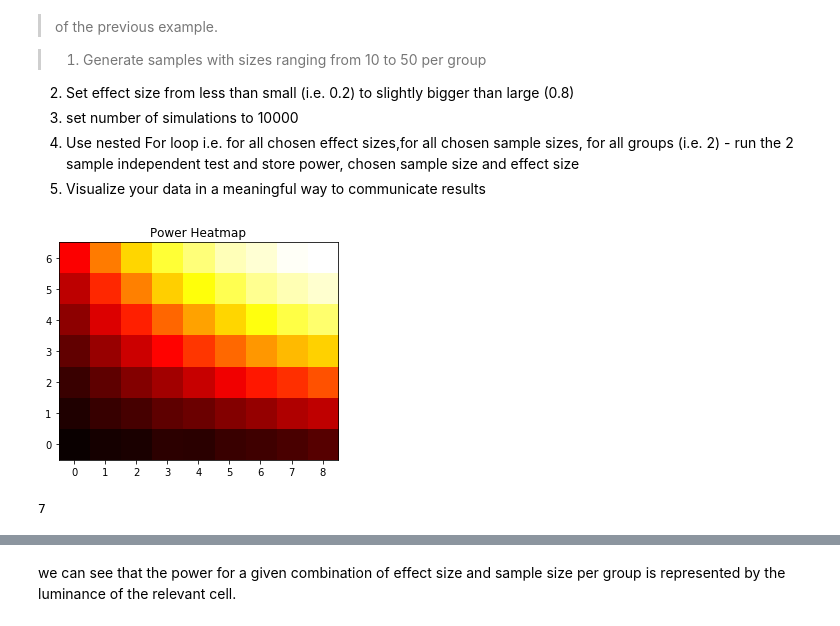
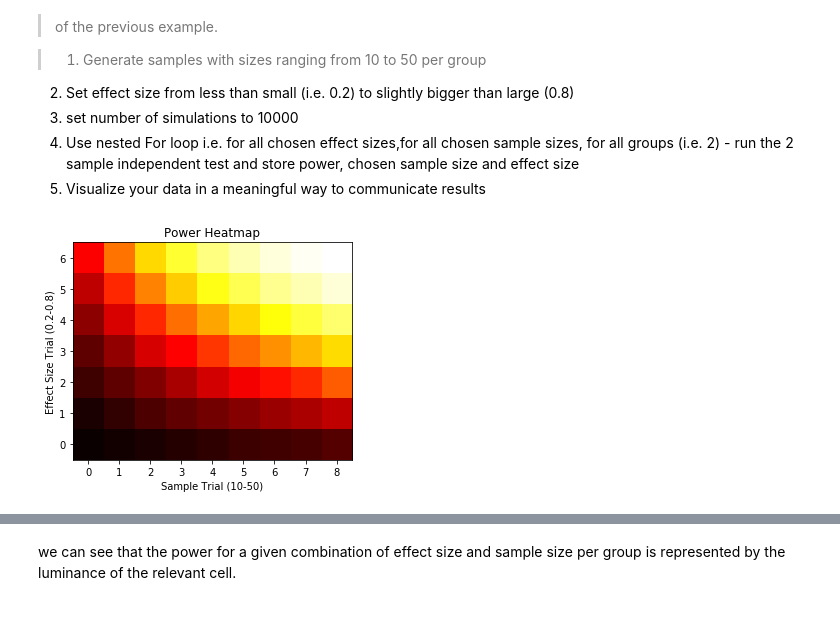
Before and after one commit to slieb74/ds-stats-power-nyc-career-ds-062518, a Jupyter notebook: index.ipynb, the cells around one changed output, grey strips where cells are left out. Saved outputs shown, nothing was run; the diff lists cells and outputs as text; code cells hidden in the pictures.

```diff
--- a/index.ipynb
+++ b/index.ipynb
@@ -228,37 +228,36 @@ for effect_size in range(n_effect_sizes):
     #loop through all sample sizes for each effect size
     for sample_size in range(n_samples_per_group):
         n_per_group = samples_per_group[sample_size]
         #create empty data 3d array with dimensions sims, samples per group, num groups
         data = np.empty([sims,n_per_group,groups])
         data.fill(np.nan)
 
         #loop through each group and generate randomized normal distribution to add to 3d data array
         for group in range(groups):
             #for each group, set mean = group_means, std = group_sigmas, size = sims*samples per group
             data[:, :, group] =  np.random.normal(loc=group_means[group],scale=group_sigmas[group],size=[sims,n_per_group])
 
         #ttest to generate t-value and p-value
         result= stats.ttest_ind(data[:,:,0],data[:,:,1],axis=1)
 
         #set p-value to result from t-test
         p_val=result[1]
 
         #reject null wheneever p_val<alpha, sum all rejects and divide by # sims to get reject proportion
         rejects = np.sum(p_val<0.05)
         reject_proportion = rejects/float(sims)
 
         # add reject proportion to empty power numpy array for tested effect and sample size
         power[effect_size,sample_size] = reject_proportion
 
 #plot heatmap after all simulations completed
 plt.imshow(power, cmap='hot',origin = 'lower')
 plt.title('Power Heatmap')
-plt.xlabel()
-plt.ylabel()
+#x-axis represents number of samples in group ([10,15,20,25,30,35,40,45,50])
+plt.xlabel('Sample Trial (10-50)')
+#y-axis represents effect size used [.2,.3,.4,.5,.6,.7,.8] in sample
+plt.ylabel('Effect Size Trial (0.2-0.8)')
 plt.show()
+#power increases as both effect size and sample size increase
 # %% [output]
-[figure, old version]
+[figure, new version]
-# %%
-len(power)
-# %% [output]
-7
```
Also changed, not shown: parts of 1 cell of this notebook.
